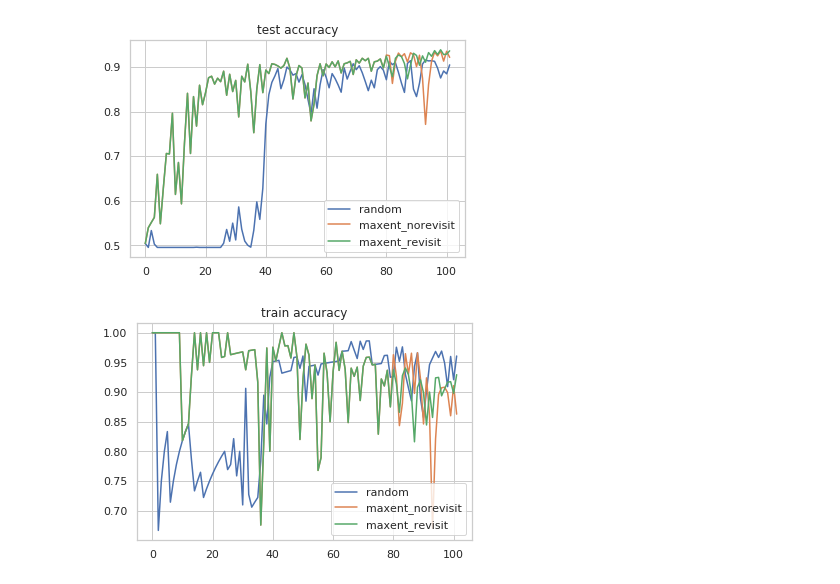
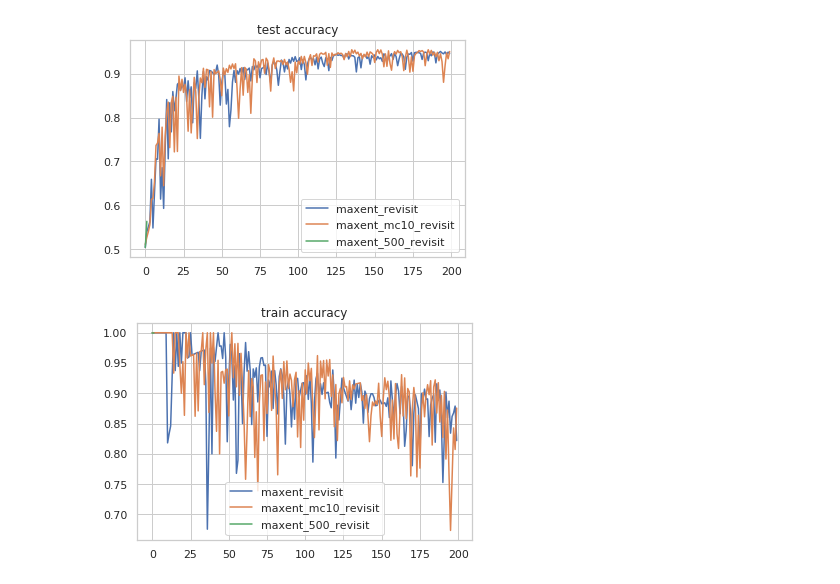
Before and after one commit to zmtomorrow/active_online_learning, a Jupyter notebook: results/plot.ipynb, the cells around one changed output. Cells and saved outputs as stored; diff of their text form; code cells hidden in the pictures.

```diff
--- a/results/plot.ipynb
+++ b/results/plot.ipynb
@@ -4,27 +4,40 @@ import matplotlib.pyplot as plt
 import seaborn as sns
 import numpy as np
 # %%
-maxent_norevisit_test=np.load('./active_no_revisit/test_accuracy_list.npy')
-maxent_norevisit_train=np.load('./active_no_revisit/train_accuracy_list.npy')
-maxent_revisit_test=np.load('./active_revisit/test_accuracy_list.npy')
-maxent_revisit_train=np.load('./active_revisit/train_accuracy_list.npy')
-random_test=np.load('./random/test_accuracy_list.npy')
-random_train=np.load('./random/train_accuracy_list.npy')
+cut=200
+maxent_norevisit_test=np.load('./active_no_revisit/test_accuracy_list.npy')[0:cut]
+maxent_norevisit_train=np.load('./active_no_revisit/train_accuracy_list.npy')[0:cut]
+maxent_revisit_test=np.load('./active_revisit/test_accuracy_list.npy')[0:cut]
+maxent_revisit_train=np.load('./active_revisit/train_accuracy_list.npy')[0:cut]
+random_test=np.load('./random/test_accuracy_list.npy')[0:cut]
+random_train=np.load('./random/train_accuracy_list.npy')[0:cut]
+maxent_revisit_mc10_test=np.load('./grad_mc_10/test_accuracy_list.npy')[0:cut]
+maxent_revisit_mc10_train=np.load('./grad_mc_10/train_accuracy_list.npy')[0:cut]
+
+maxent_revisit_500_test=np.load('./500it/test_accuracy_list.npy')[0:cut]
+maxent_revisit_500_train=np.load('./500it/train_accuracy_list.npy')[0:cut]
+
+
 
 sns.set(style="whitegrid")
 plt.title('test accuracy')
-plt.plot(random_test,label='random')
-plt.plot(maxent_norevisit_test,label='maxent_norevisit')
+# plt.plot(random_test,label='random')
+# plt.plot(maxent_norevisit_test,label='maxent_norevisit')
 plt.plot(maxent_revisit_test,label='maxent_revisit')
+plt.plot(maxent_revisit_mc10_test,label='maxent_mc10_revisit')
+plt.plot(maxent_revisit_500_test,label='maxent_500_revisit')
 plt.legend()
 plt.show()
 
 plt.title('train accuracy')
-plt.plot(random_train,label='random')
-plt.plot(maxent_norevisit_train,label='maxent_norevisit')
+# plt.plot(random_train,label='random')
+# plt.plot(maxent_norevisit_train,label='maxent_norevisit')
 plt.plot(maxent_revisit_train,label='maxent_revisit')
+plt.plot(maxent_revisit_mc10_train,label='maxent_mc10_revisit')
+plt.plot(maxent_revisit_500_train,label='maxent_500_revisit')
+
 plt.legend()
 plt.show()
 # %% [output]
-[figure, old version]
+[figure, new version]
-[figure, old version]
+[figure, new version]
```
Also changed, not shown: 14 other files.
